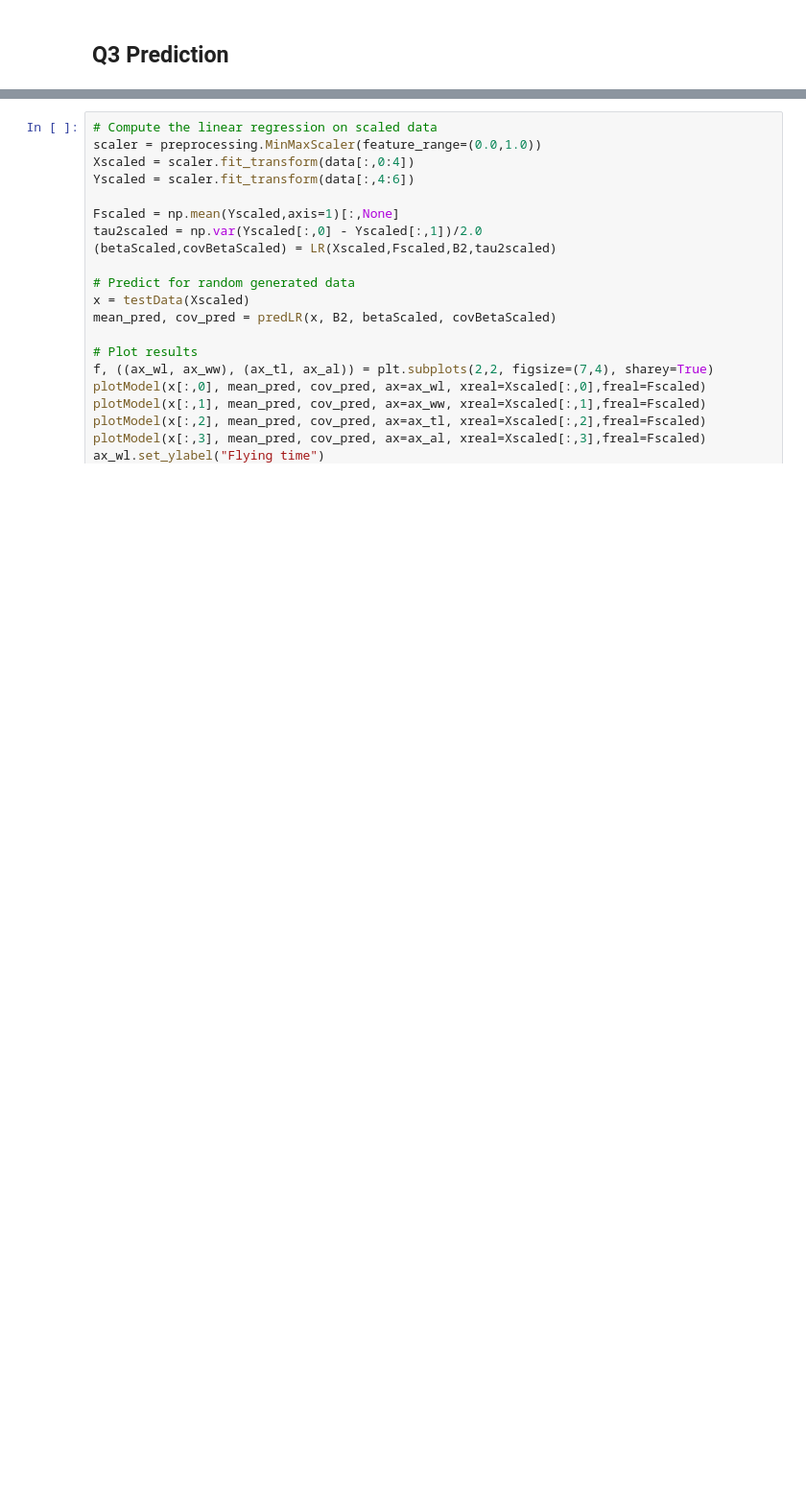
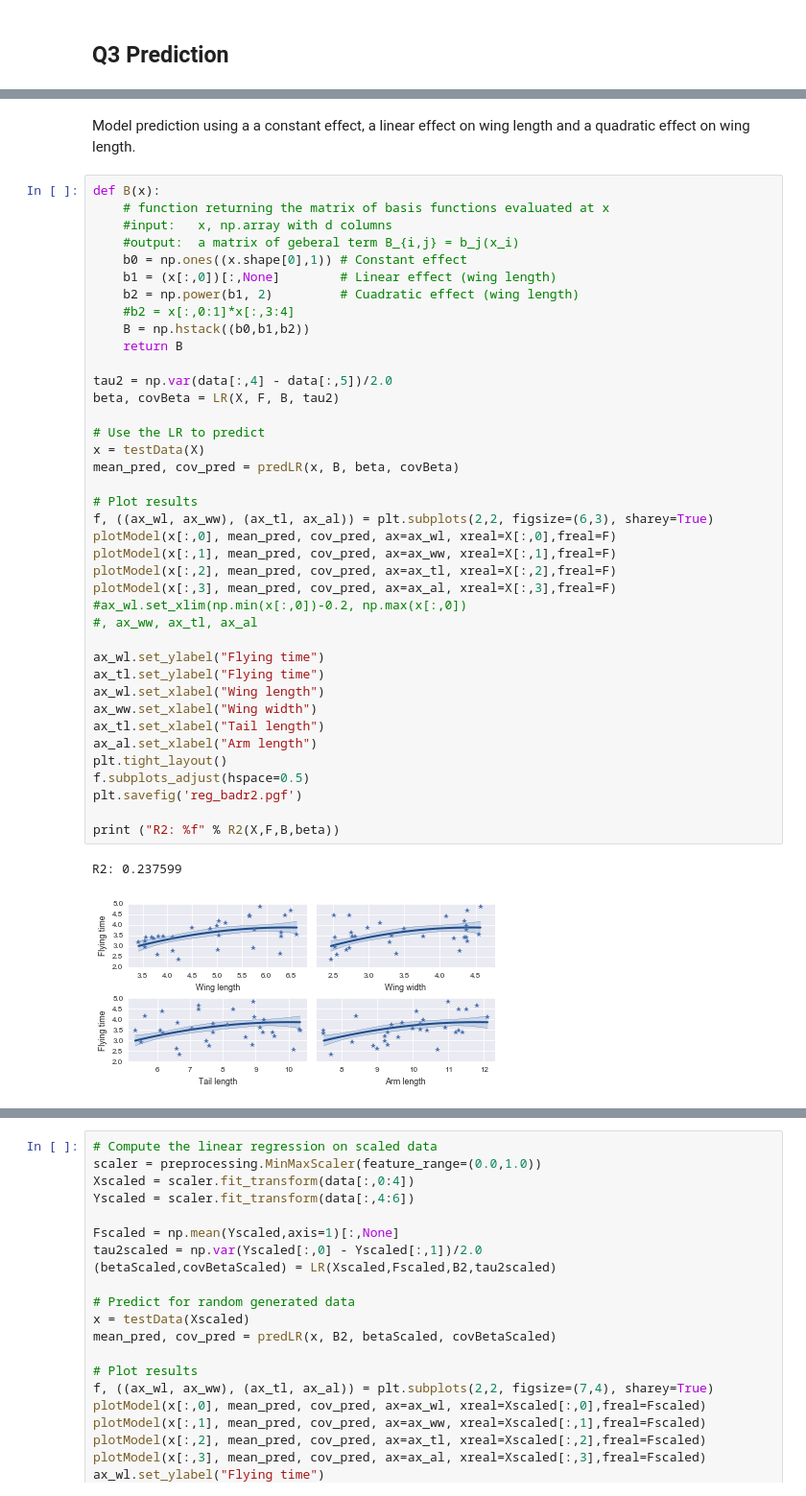
Before and after one commit to ggutierrez/SMFO, a Jupyter notebook: lab1/Lab1LinearRegression.ipynb, the cells around one changed output, grey strips where cells are left out. Shown at 96% size. Drawn from its saved outputs; the diff is of its cells as text; blank space fills up the shorter version.

Commit message:
Better basisi functions for linear regression

```diff
--- a/lab1/Lab1LinearRegression.ipynb
+++ b/lab1/Lab1LinearRegression.ipynb
@@ -213,6 +186,50 @@ def testData(x,n=100):
     tl = np.linspace(np.min(x[:,2]), np.max(X[:,2]), n)
     al = np.linspace(np.min(x[:,3]), np.max(X[:,3]), n)
     return np.array([wl, ww, tl, al]).T
+# %% [markdown]
+Model prediction using a a constant effect, a linear effect on wing length and a quadratic effect on wing length.
+# %%
+def B(x):
+    # function returning the matrix of basis functions evaluated at x
+    #input:	  x, np.array with d columns
+    #output:  a matrix of geberal term B_{i,j} = b_j(x_i)
+    b0 = np.ones((x.shape[0],1)) # Constant effect
+    b1 = (x[:,0])[:,None]        # Linear effect (wing length)
+    b2 = np.power(b1, 2)         # Cuadratic effect (wing length)
+    #b2 = x[:,0:1]*x[:,3:4]
+    B = np.hstack((b0,b1,b2))
+    return B
+
+tau2 = np.var(data[:,4] - data[:,5])/2.0
+beta, covBeta = LR(X, F, B, tau2)
+
+# Use the LR to predict
+x = testData(X)
+mean_pred, cov_pred = predLR(x, B, beta, covBeta)
+
+# Plot results
+f, ((ax_wl, ax_ww), (ax_tl, ax_al)) = plt.subplots(2,2, figsize=(6,3), sharey=True)
+plotModel(x[:,0], mean_pred, cov_pred, ax=ax_wl, xreal=X[:,0],freal=F)
+plotModel(x[:,1], mean_pred, cov_pred, ax=ax_ww, xreal=X[:,1],freal=F)
+plotModel(x[:,2], mean_pred, cov_pred, ax=ax_tl, xreal=X[:,2],freal=F)
+plotModel(x[:,3], mean_pred, cov_pred, ax=ax_al, xreal=X[:,3],freal=F)
+#ax_wl.set_xlim(np.min(x[:,0])-0.2, np.max(x[:,0])
+#, ax_ww, ax_tl, ax_al
+
+ax_wl.set_ylabel("Flying time")
+ax_tl.set_ylabel("Flying time")
+ax_wl.set_xlabel("Wing length")
+ax_ww.set_xlabel("Wing width")
+ax_tl.set_xlabel("Tail length")
+ax_al.set_xlabel("Arm length")
+plt.tight_layout()
+f.subplots_adjust(hspace=0.5)
+plt.savefig('reg_badr2.pgf')
+
+print ("R2: %f" % R2(X,F,B,beta))
+# %% [output]
+R2: 0.237599
+[figure, added]
 # %%
 def B2(x):
     # function returning the matrix of basis functions evaluated at x
```
Also changed, not shown: parts of 8 cells of this notebook, 8 other files.
